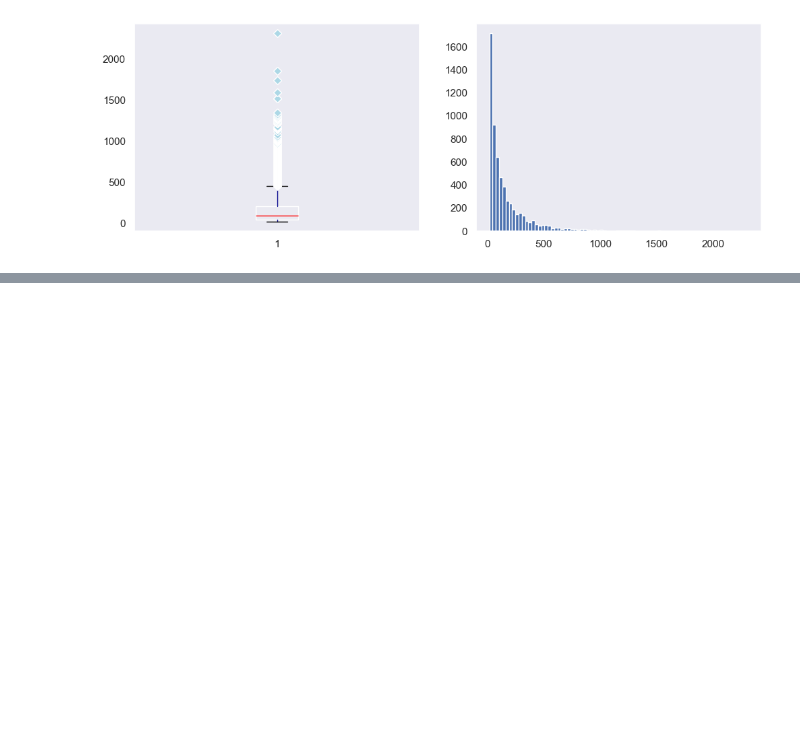
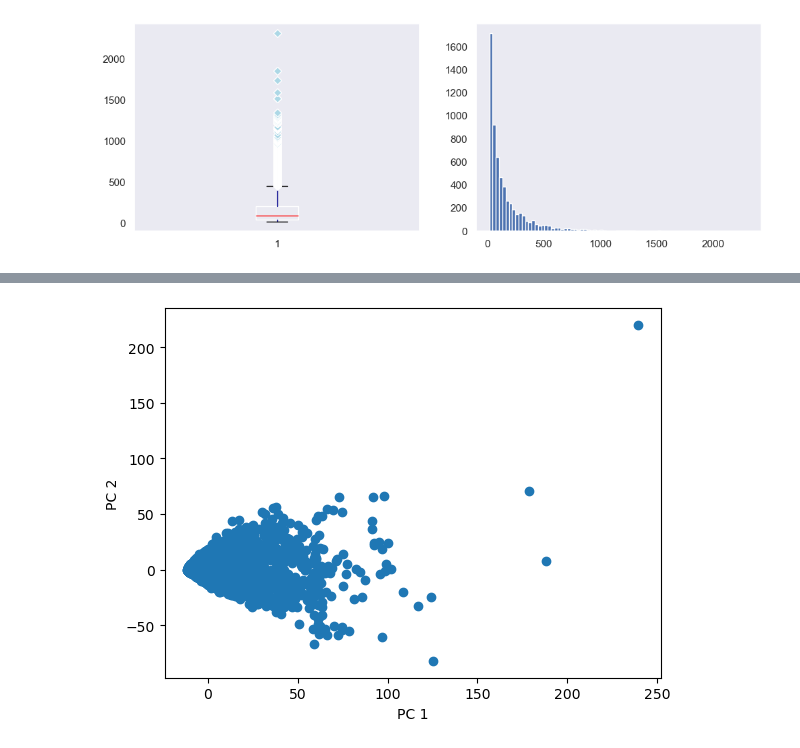
Before and after one commit to elia-guglielmi/ML-SIIprogetto, a Jupyter notebook: AnalisiPreliminareDataset.ipynb, the cells around one changed output, grey strips where cells are left out. Cells and saved outputs as stored; diff of their text form; code cells hidden in the pictures; blank space fills up the shorter version.

```diff
--- a/AnalisiPreliminareDataset.ipynb
+++ b/AnalisiPreliminareDataset.ipynb
@@ -115,0 +132,3 @@ plt.savefig('img/avg_user_rating_count.jpg')
+# %%
+user_item_df=movies_merged_df.pivot_table(index = "userId", columns = "movie_name", values = "rating").fillna(0)
+user_item_df.head()
@@ -116,2 +147,15 @@ plt.savefig('img/avg_user_rating_count.jpg')
+# %%
+sc = StandardScaler()
+user_item_standardizzata=sc.fit_transform(user_item_df)
+# %%
+pca = PCA(n_components=2)
+X_train_pca = pca.fit_transform(user_item_standardizzata)
+# %%
+plt.scatter(X_train_pca[:, 0], X_train_pca[:, 1])
+plt.xlabel('PC 1')
+plt.ylabel('PC 2')
+plt.show()
+# %% [output]
+[figure, added]
 # %%
 from sklearn.manifold import TSNE
```
Also changed, not shown: parts of 10 cells of this notebook.
